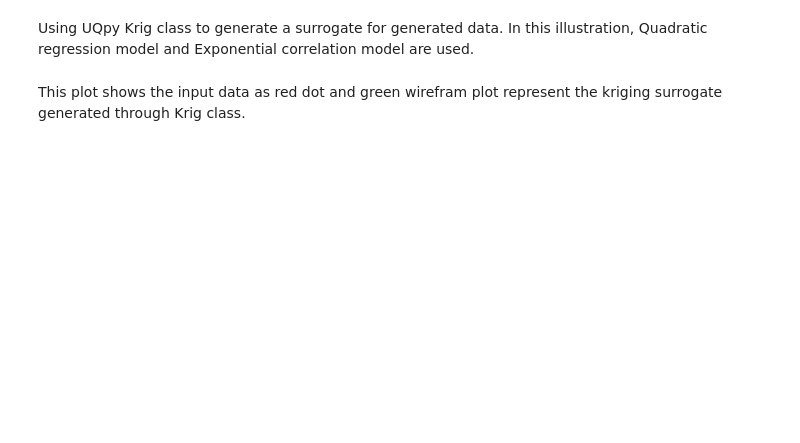
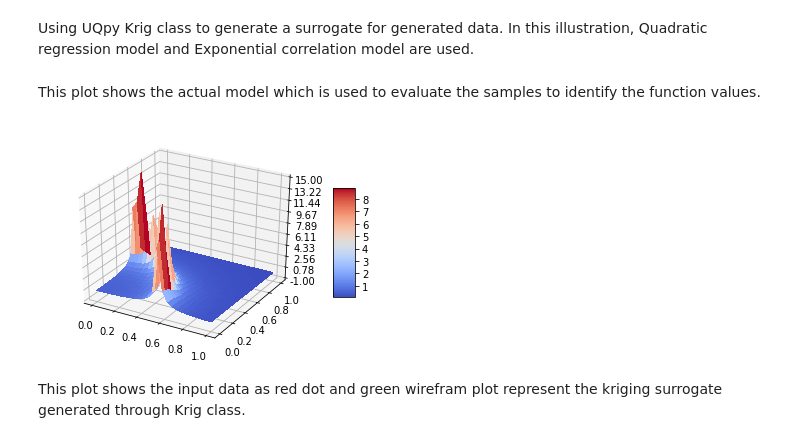
Before and after one commit to volpatto/UQpy, a Jupyter notebook: example/Kriging/Krig_Example1.ipynb, the cells around one changed output. Cells and saved outputs as stored; diff of their text form; code cells hidden in the pictures; blank space fills up the shorter version.

```diff
--- a/example/Kriging/Krig_Example1.ipynb
+++ b/example/Kriging/Krig_Example1.ipynb
@@ -14,5 +17,5 @@ from mpl_toolkits import mplot3d
 # %% [markdown]
 Using UQpy STS class to generate samples for two random variables, which are uniformly distributed between 0 and 1.
 # %%
-x = STS(dimension=2, dist_name=['Uniform', 'Uniform'], dist_params=[[0, 1], [0, 1]], sts_design=[4, 4])
+x = STS(dimension=2, dist_name=['Uniform', 'Uniform'], dist_params=[[0, 1], [0, 1]], sts_design=[14, 14])
 # %% [output]
@@ -27,8 +25,37 @@ Y = y_func(x.samples)
+# %%
+y_val = RunModel(x.samples, model_script='python_model_function.py')
 # %% [markdown]
 Using UQpy Krig class to generate a surrogate for generated data. In this illustration, Quadratic regression model and Exponential correlation model are used.
 # %%
 %%capture
-K = Krig(samples=x.samples, values=Y, reg_model='Quadratic', corr_model='Exponential')
+K = Krig(samples=x.samples, values=np.array(y_val.qoi_list), reg_model='Quadratic', corr_model='Exponential')
+# %% [markdown]
+This plot shows the actual model which is used to evaluate the samples to identify the function values.
+# %%
+num = 25
+x1 = np.linspace(0, 1, num)
+x2 = np.linspace(0, 1, num)
+x1v, x2v = np.meshgrid(x1, x2)
+y = np.zeros([num, num])
+y_act = np.zeros([num, num])
+mse = np.zeros([num, num])
+for i in range(num):
+    for j in range(num):
+        y[i, j], mse[i, j] = K.interpolate(np.array([x1v[i, j], x2v[i, j]]), dy=True)
+        y_act[i, j] = np.array(RunModel(np.array([[x1v[i, j], x2v[i, j]]]), model_script='python_model_function.py',
+                               ).qoi_list)
+
+fig1 = plt.figure()
+ax = fig1.gca(projection='3d')
+surf = ax.plot_surface(x1v, x2v, y_act, cmap=cm.coolwarm, linewidth=0, antialiased=False)
+ax.set_zlim(-1, 15)
+ax.zaxis.set_major_locator(LinearLocator(10))
+ax.zaxis.set_major_formatter(FormatStrFormatter('%.02f'))
+# Add a color bar which maps values to colors.
+fig1.colorbar(surf, shrink=0.5, aspect=5)
+plt.show()
+# %% [output]
+[figure, added]
 # %% [markdown]
 This plot shows the input data as red dot and green wirefram plot represent the kriging surrogate generated through Krig class.
 # %%
```
Also changed, not shown: parts of 7 cells of this notebook, 8 other files.
